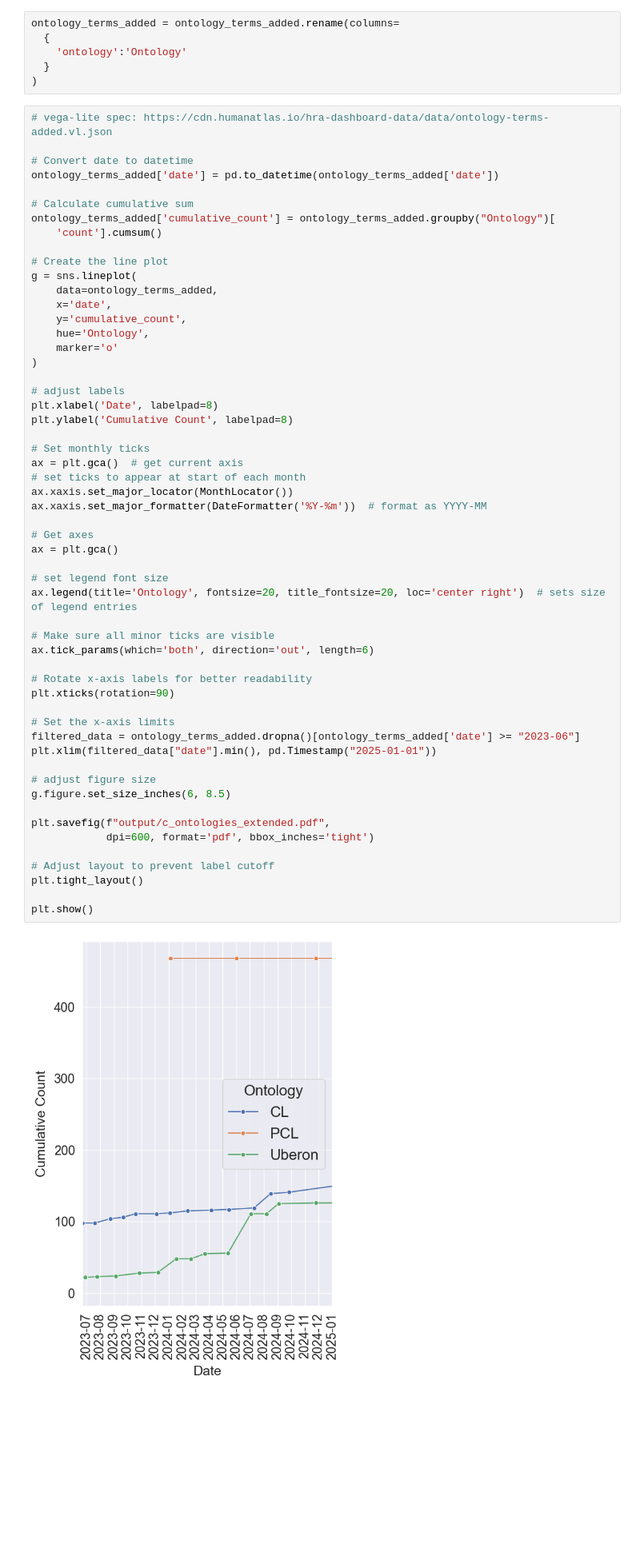
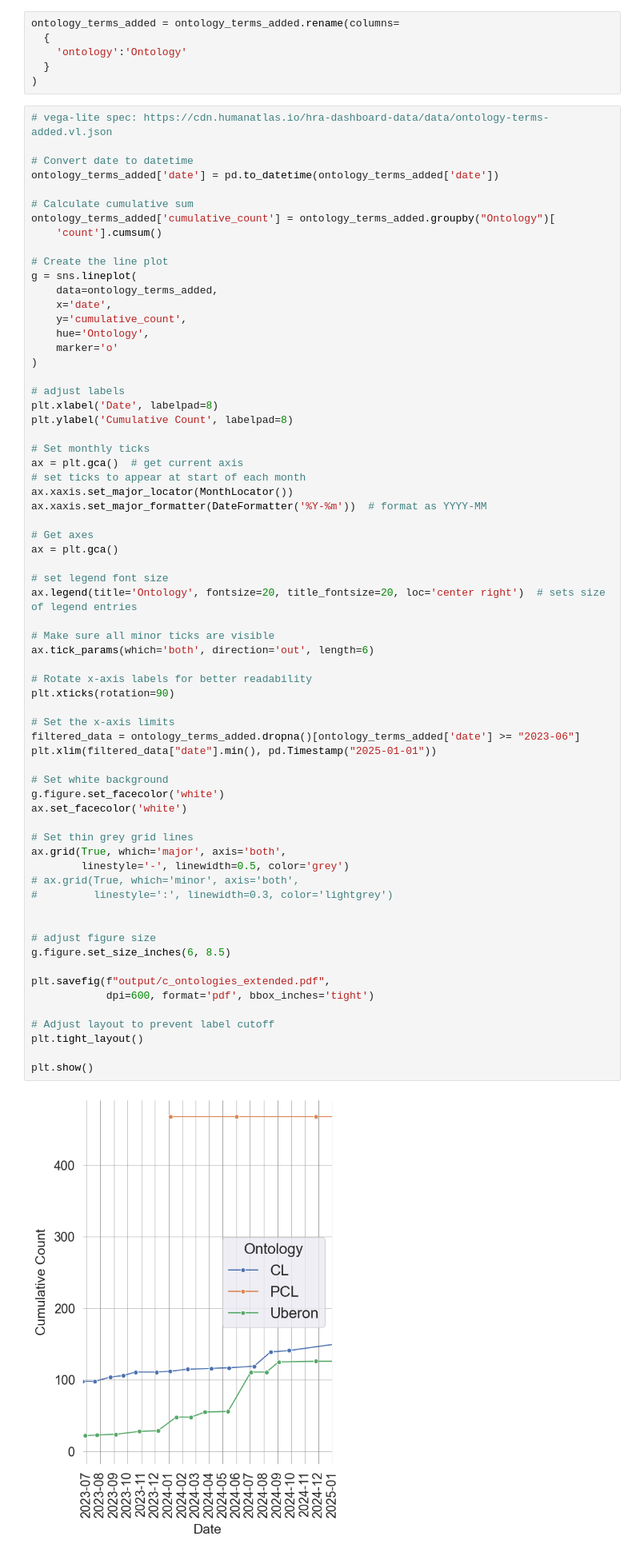
Before and after one commit to cns-iu/hra-kg-supporting-information, a Jupyter notebook: notebooks/hra-kg-technical-validation.ipynb, the cells around one changed output. Shown at 80% size. Cells and saved outputs as stored; diff of their text form; blank space fills up the shorter version.

Commit message:
Re-did plots

```diff
--- a/notebooks/hra-kg-technical-validation.ipynb
+++ b/notebooks/hra-kg-technical-validation.ipynb
@@ -403,31 +424,42 @@ ax = plt.gca()  # get current axis
 ax.xaxis.set_major_locator(MonthLocator())
 ax.xaxis.set_major_formatter(DateFormatter('%Y-%m'))  # format as YYYY-MM
 
 # Get axes
 ax = plt.gca()
 
 # set legend font size
 ax.legend(title='Ontology', fontsize=20, title_fontsize=20, loc='center right')  # sets size of legend entries
 
 # Make sure all minor ticks are visible
 ax.tick_params(which='both', direction='out', length=6)
 
 # Rotate x-axis labels for better readability
 plt.xticks(rotation=90)
 
 # Set the x-axis limits
 filtered_data = ontology_terms_added.dropna()[ontology_terms_added['date'] >= "2023-06"]
 plt.xlim(filtered_data["date"].min(), pd.Timestamp("2025-01-01"))
 
+# Set white background
+g.figure.set_facecolor('white')
+ax.set_facecolor('white')
+
+# Set thin grey grid lines
+ax.grid(True, which='major', axis='both',
+        linestyle='-', linewidth=0.5, color='grey')
+# ax.grid(True, which='minor', axis='both',
+#         linestyle=':', linewidth=0.3, color='lightgrey')
+
+
 # adjust figure size
 g.figure.set_size_inches(6, 8.5)
 
 plt.savefig(f"output/c_ontologies_extended.pdf",
             dpi=600, format='pdf', bbox_inches='tight')
 
 # Adjust layout to prevent label cutoff
 plt.tight_layout()
 
 plt.show()
 # %% [output]
-[figure, old version]
+[figure, new version]
```
Also changed, not shown: parts of 31 cells of this notebook, 3 other files.
